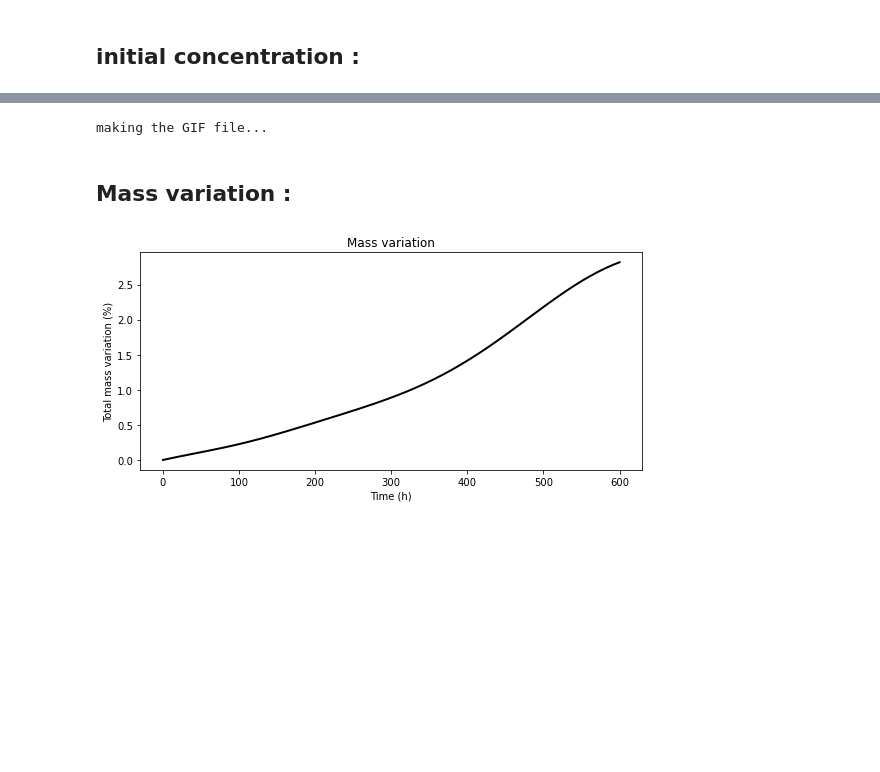
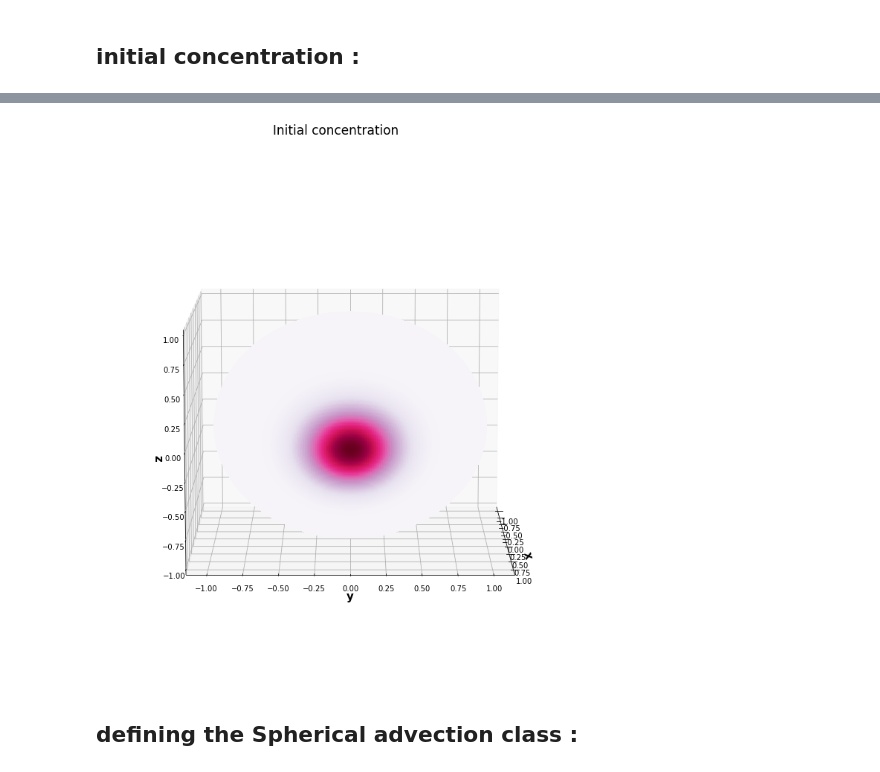
Before and after one commit to antoineperrot/spherical-advection, a Jupyter notebook: 4. Semi-Lagrangian Advection on the sphere.ipynb, the cells around one changed output, grey strips where cells are left out. Drawn from its saved outputs; the diff is of its cells as text; code cells hidden in the pictures; blank space fills up the shorter version.

```diff
--- a/4. Semi-Lagrangian Advection on the sphere.ipynb
+++ b/4. Semi-Lagrangian Advection on the sphere.ipynb
@@ -19,7 +16,8 @@ $$
 # %%
 n = 400
-phi,theta = np.linspace(-np.pi,np.pi,n), np.linspace(-np.pi/2,np.pi/2,n)
-THETA, PHI = np.meshgrid(range(n),range(n))
+m,n = 2*n, n # number longitudes, number of latitudes
+phi,theta = np.linspace(-np.pi, np.pi - 2*np.pi / m, m), np.linspace(-np.pi/2,np.pi/2,n)
+THETA, PHI = np.meshgrid(range(n),range(m))
 deg_to_radian = 2*np.pi/360
 
 theta, phi = np.meshgrid(theta, phi)
@@ -33,15 +31,15 @@ ex,ey,ez = np.eye(3)
 
 e_r = np.array([np.cos(theta)*np.cos(phi),
                np.cos(theta)*np.sin(phi),
-               np.sin(theta)]).T * R
+               np.sin(theta)]) * R
 
 e_theta = np.array([-np.sin(theta)*np.cos(phi),
                -np.sin(theta)*np.sin(phi),
-               np.cos(theta)]).T * R
+               np.cos(theta)]) * R
 
 e_phi = np.array([-np.cos(theta)*np.sin(phi),
                  np.cos(phi)*np.cos(theta),
-                 np.cos(theta)*0]).T * R
+                 np.cos(theta)*0]) * R
 
 
 X = R * np.cos(theta)*np.cos(phi)
@@ -273,25 +55,17 @@ for i,(time, x) in tqdm(enumerate(zip(SL.saved_times,SL.trajectory.values()))):
-# %%
-import glob
-from PIL import Image
-
-fp_in = path +'*.png'
-fp_out = 'animated_plots/'+'lol.gif'
-
-img, *imgs = [Image.open(f) for f in sorted(glob.glob(fp_in))]
-img.save(fp=fp_out, format='GIF', append_images=imgs,
-         save_all=True, duration=100, loop=0)
-# %% [output]
-making the GIF file...
-# %% [markdown]
-## Mass variation :
-# %%
-traj = np.array(list(SL.trajectory.values()))
-mass = traj.sum(axis=(1,2))
-mass_variation = mass/mass[0] -1
-plt.figure(figsize=(9,4))
-plt.plot(SL.saved_times,mass_variation,c='k',linewidth = 2 )
-plt.title("Mass variation");
-plt.ylabel("Total mass variation (%)")
-plt.xlabel("Time (h)");
-# %% [output]
-[figure, removed]
+# %%
+x,y,z = 1,0,0
+lh = 0.3
+
+
+distX = X-x
+distY = Y-y
+distZ = Z-z
+dist = np.linalg.norm(np.array([distX,distY,distZ]),ord=2,axis=0)
+
+X0 = np.exp(- dist **2 / lh**2)
+
+plot_sphere(X,Y,Z,X0,elev=10,azim=0,title='Initial concentration',figsize=(12,12));
+# %% [output]
+[figure, added]
+# %% [markdown]
+## defining the Spherical advection class :
```
Also changed, not shown: parts of 48 cells of this notebook, 12 other files.
